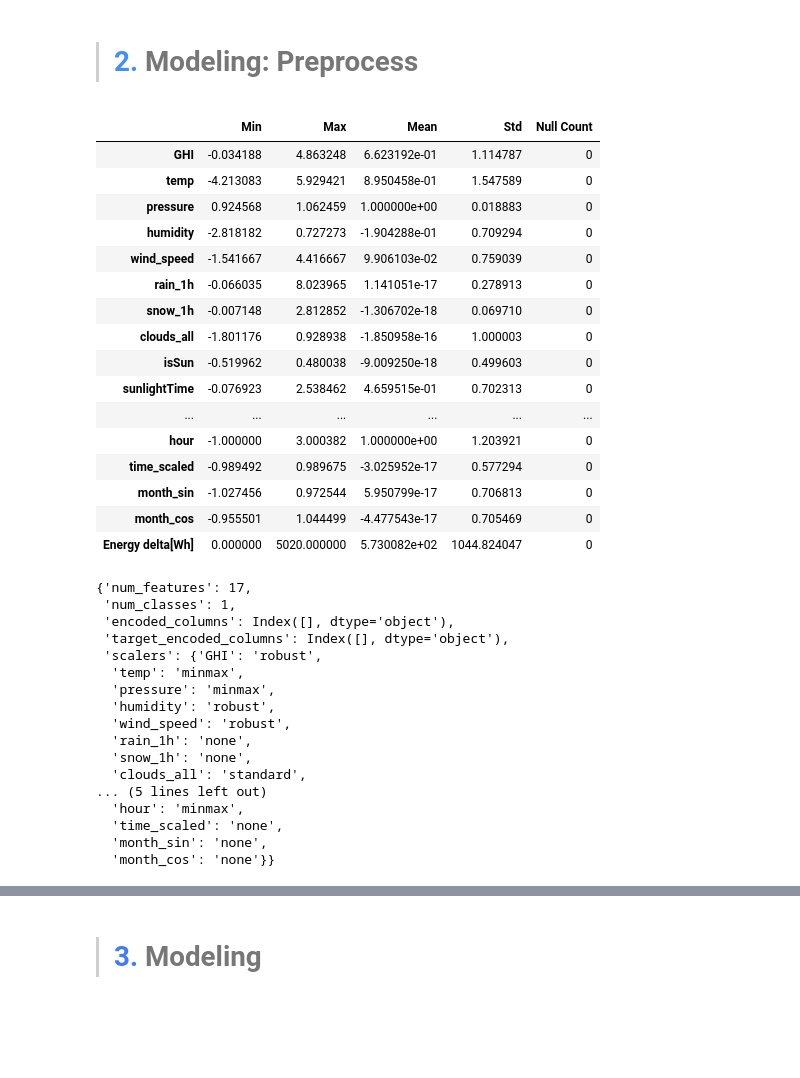
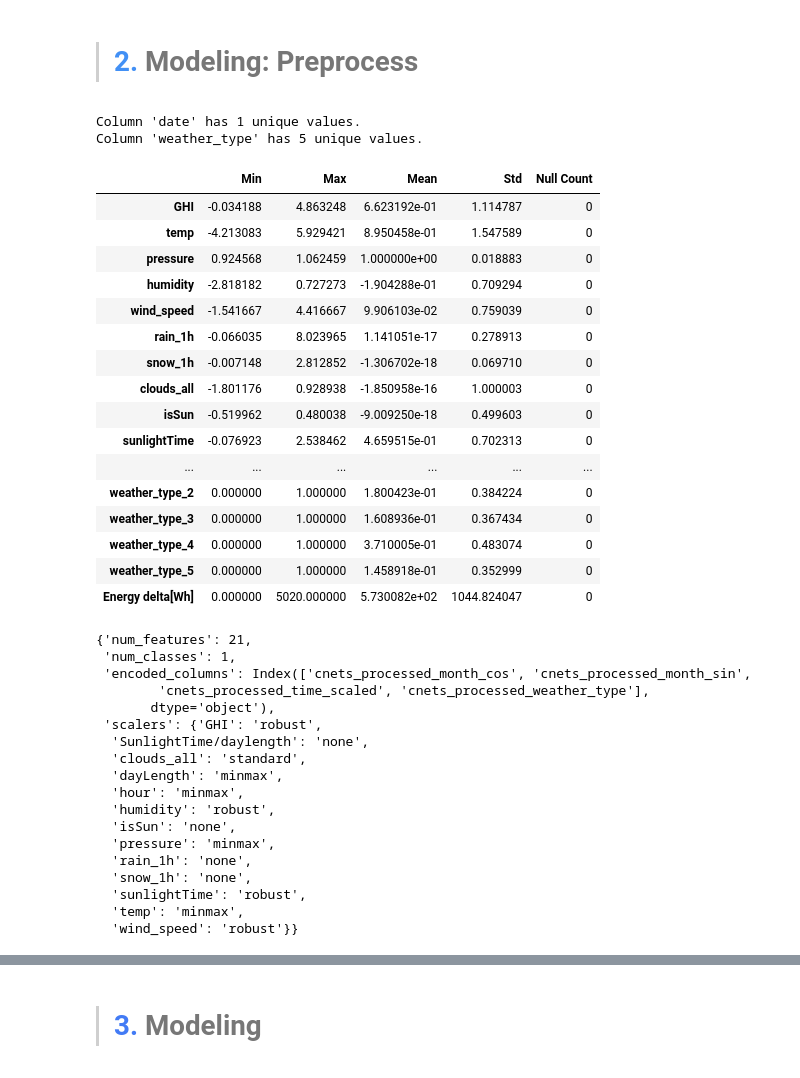
Before and after one commit to ccnets-team/causal-learning, a Jupyter notebook: examples/renewable_energy_prediction.ipynb, the cells around one changed output, grey strips where cells are left out. Saved outputs shown, nothing was run; the diff lists cells and outputs as text; code cells hidden in the pictures; blank space fills up the shorter version.

Commit message:
fix: auto preprocess DataFrame function and apply to examples

```diff
--- a/examples/renewable_energy_prediction.ipynb
+++ b/examples/renewable_energy_prediction.ipynb
@@ -82,48 +82,50 @@ df.head()
 <a id="2"></a>
 > <h1 style = 'font-family: Times New Roman'><b> <b style = 'color: #4290f5'>2.</b> Modeling: Preprocess </b></h1>
 # %%
-from tools.preprocessing.data_frame import process_dataframe, preprocess_datetime_columns
+from tools.preprocessing.data_frame import auto_preprocess_dataframe
 target_columns = ['Energy delta[Wh]']
 one_hot_columns = ['weather_type']
-df = preprocess_datetime_columns(df)
-df, description = process_dataframe(df, target_columns)
+df, description = auto_preprocess_dataframe(df, target_columns, one_hot_columns = one_hot_columns)
 
 description
 # %% [output]
+Column 'date' has 1 unique values.
+Column 'weather_type' has 5 unique values.
 |  | Min | Max | Mean | Std | Null Count |
 | GHI | -0.034188 | 4.863248 | 6.623192e-01 | 1.114787 | 0 |
 | temp | -4.213083 | 5.929421 | 8.950458e-01 | 1.547589 | 0 |
 | pressure | 0.924568 | 1.062459 | 1.000000e+00 | 0.018883 | 0 |
 | humidity | -2.818182 | 0.727273 | -1.904288e-01 | 0.709294 | 0 |
 | wind_speed | -1.541667 | 4.416667 | 9.906103e-02 | 0.759039 | 0 |
 | rain_1h | -0.066035 | 8.023965 | 1.141051e-17 | 0.278913 | 0 |
 | snow_1h | -0.007148 | 2.812852 | -1.306702e-18 | 0.069710 | 0 |
 | clouds_all | -1.801176 | 0.928938 | -1.850958e-16 | 1.000003 | 0 |
 | isSun | -0.519962 | 0.480038 | -9.009250e-18 | 0.499603 | 0 |
 | sunlightTime | -0.076923 | 2.538462 | 4.659515e-01 | 0.702313 | 0 |
 | ... | ... | ... | ... | ... | ... |
-| hour | -1.000000 | 3.000382 | 1.000000e+00 | 1.203921 | 0 |
-| time_scaled | -0.989492 | 0.989675 | -3.025952e-17 | 0.577294 | 0 |
-| month_sin | -1.027456 | 0.972544 | 5.950799e-17 | 0.706813 | 0 |
-| month_cos | -0.955501 | 1.044499 | -4.477543e-17 | 0.705469 | 0 |
+| weather_type_2 | 0.000000 | 1.000000 | 1.800423e-01 | 0.384224 | 0 |
+| weather_type_3 | 0.000000 | 1.000000 | 1.608936e-01 | 0.367434 | 0 |
+| weather_type_4 | 0.000000 | 1.000000 | 3.710005e-01 | 0.483074 | 0 |
+| weather_type_5 | 0.000000 | 1.000000 | 1.458918e-01 | 0.352999 | 0 |
 | Energy delta[Wh] | 0.000000 | 5020.000000 | 5.730082e+02 | 1044.824047 | 0 |
-{'num_features': 17,
- 'num_classes': 1,
- 'encoded_columns': Index([], dtype='object'),
- 'target_encoded_columns': Index([], dtype='object'),
- 'scalers': {'GHI': 'robust',
-  'temp': 'minmax',
-  'pressure': 'minmax',
-  'humidity': 'robust',
-  'wind_speed': 'robust',
-  'rain_1h': 'none',
-  'snow_1h': 'none',
-  'clouds_all': 'standard',
-... (5 lines left out)
-  'hour': 'minmax',
-  'time_scaled': 'none',
-  'month_sin': 'none',
-  'month_cos': 'none'}}
+{'num_features': 21,
+ 'num_classes': 1,
+ 'encoded_columns': Index(['cnets_processed_month_cos', 'cnets_processed_month_sin',
+        'cnets_processed_time_scaled', 'cnets_processed_weather_type'],
+       dtype='object'),
+ 'scalers': {'GHI': 'robust',
+  'SunlightTime/daylength': 'none',
+  'clouds_all': 'standard',
+  'dayLength': 'minmax',
+  'hour': 'minmax',
+  'humidity': 'robust',
+  'isSun': 'none',
+  'pressure': 'minmax',
+  'rain_1h': 'none',
+  'snow_1h': 'none',
+  'sunlightTime': 'robust',
+  'temp': 'minmax',
+  'wind_speed': 'robust'}}
 # %%
 df.info()
 # %% [output]
```
Also changed, not shown: parts of 3 cells of this notebook, 4 other files.
